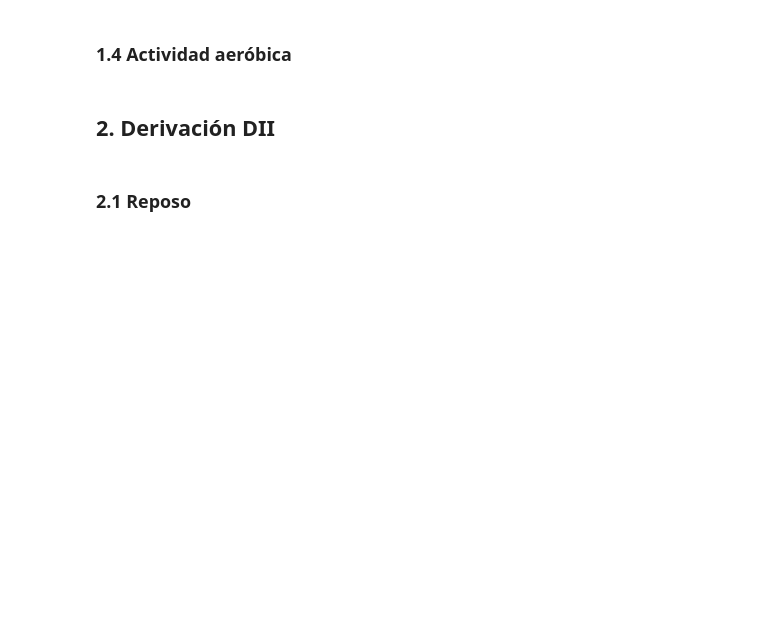
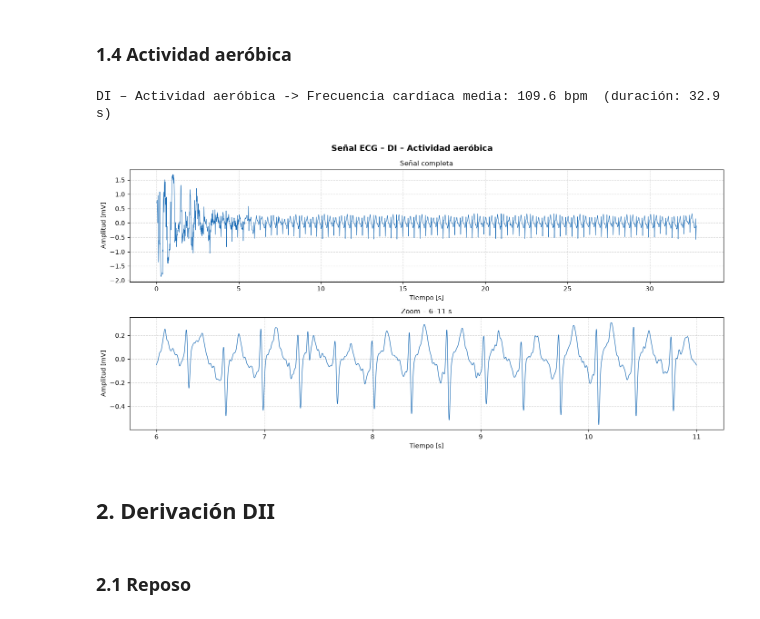
Before and after one commit to joseverameza/GRUPO4-ISB-2026-II, a Jupyter notebook: Laboratorios/Lab_04/Lab4_ECG_DI_DII_DIII.ipynb, the cells around one changed output. Saved outputs shown, nothing was run; the diff lists cells and outputs as text; code cells hidden in the pictures; blank space fills up the shorter version.

```diff
--- a/Laboratorios/Lab_04/Lab4_ECG_DI_DII_DIII.ipynb
+++ b/Laboratorios/Lab_04/Lab4_ECG_DI_DII_DIII.ipynb
@@ -19,7 +32,7 @@ def bandpass(sig, low, high, fs, order=4):
     b, a = butter(order, [low / (0.5 * fs), high / (0.5 * fs)], btype='band')
     return filtfilt(b, a, sig)
 
-def analizar_ecg(path, titulo):
+def analizar_ecg(path, titulo, zoom_ini=0, zoom_dur=5, zoom_fin=False):
     # ── Lectura ───────────────────────────────────────────────────────────
     acq = OpenSignalsReader(path)
     fs = acq.sampling_rate
@@ -40,21 +53,23 @@ def analizar_ecg(path, titulo):
 
     print(f'{titulo} -> Frecuencia cardíaca media: {fc_media:.1f} bpm  (duración: {len(ecg)/fs:.1f} s)')
 
-    # ── Gráficos: señal completa + zoom 5 s ─────────────────────────────────
+    # ── Gráficos: señal completa + zoom ──────────────────────────────────────
     fig, (ax1, ax2) = plt.subplots(2, 1, figsize=(14, 7))
     fig.suptitle(f'Señal ECG – {titulo}', fontsize=13, fontweight='bold')
 
     ax1.plot(t, ecg, color='#1a6bb5', lw=0.7)
-    ax1.plot(t[peaks], ecg[peaks], 'rx', ms=6, label='Picos R')
     ax1.set_title('Señal completa', fontsize=11)
     ax1.set_xlabel('Tiempo [s]'); ax1.set_ylabel('Amplitud [mV]')
-    ax1.legend(fontsize=9)
     ax1.grid(True, linestyle='--', alpha=0.5)
 
-    samples = 5 * fs
-    ax2.plot(t[:samples], ecg[:samples], color='#1a6bb5', lw=0.9)
-    ax2.plot(t[peaks[peaks < samples]], ecg[peaks[peaks < samples]], 'rx', ms=6)
-    ax2.set_title('Zoom – primeros 5 segundos', fontsize=11)
+    # zoom_fin=True: toma los últimos `zoom_dur` segundos en vez de partir en zoom_ini
+    ini = max(0, len(ecg) / fs - zoom_dur) if zoom_fin else zoom_ini
+    ini_idx = int(ini * fs)
+    fin_idx = int((ini + zoom_dur) * fs)
+    etiqueta_zoom = f'últimos {zoom_dur:.0f} s' if zoom_fin else f'{ini:.0f}–{ini + zoom_dur:.0f} s'
+
+    ax2.plot(t[ini_idx:fin_idx], ecg[ini_idx:fin_idx], color='#1a6bb5', lw=0.9)
+    ax2.set_title(f'Zoom – {etiqueta_zoom}', fontsize=11)
     ax2.set_xlabel('Tiempo [s]'); ax2.set_ylabel('Amplitud [mV]')
     ax2.grid(True, linestyle='--', alpha=0.5)
 
@@ -81,7 +105,10 @@ resultados[('DI', 'Hipoventilación')] = analizar_ecg('Datos/DI_HIPO.txt', 'DI
 # %% [markdown]
 ### 1.4 Actividad aeróbica
 # %%
-resultados[('DI', 'Actividad aeróbica')] = analizar_ecg('Datos/DI_ACTI.txt', 'DI – Actividad aeróbica')
+resultados[('DI', 'Actividad aeróbica')] = analizar_ecg('Datos/DI_ACTI.txt', 'DI – Actividad aeróbica', zoom_ini=6, zoom_dur=5)
+# %% [output]
+DI – Actividad aeróbica -> Frecuencia cardíaca media: 109.6 bpm  (duración: 32.9 s)
+[figure, added]
 # %% [markdown]
 ## 2. Derivación DII
 # %% [markdown]
```
Also changed, not shown: parts of 15 cells of this notebook.
